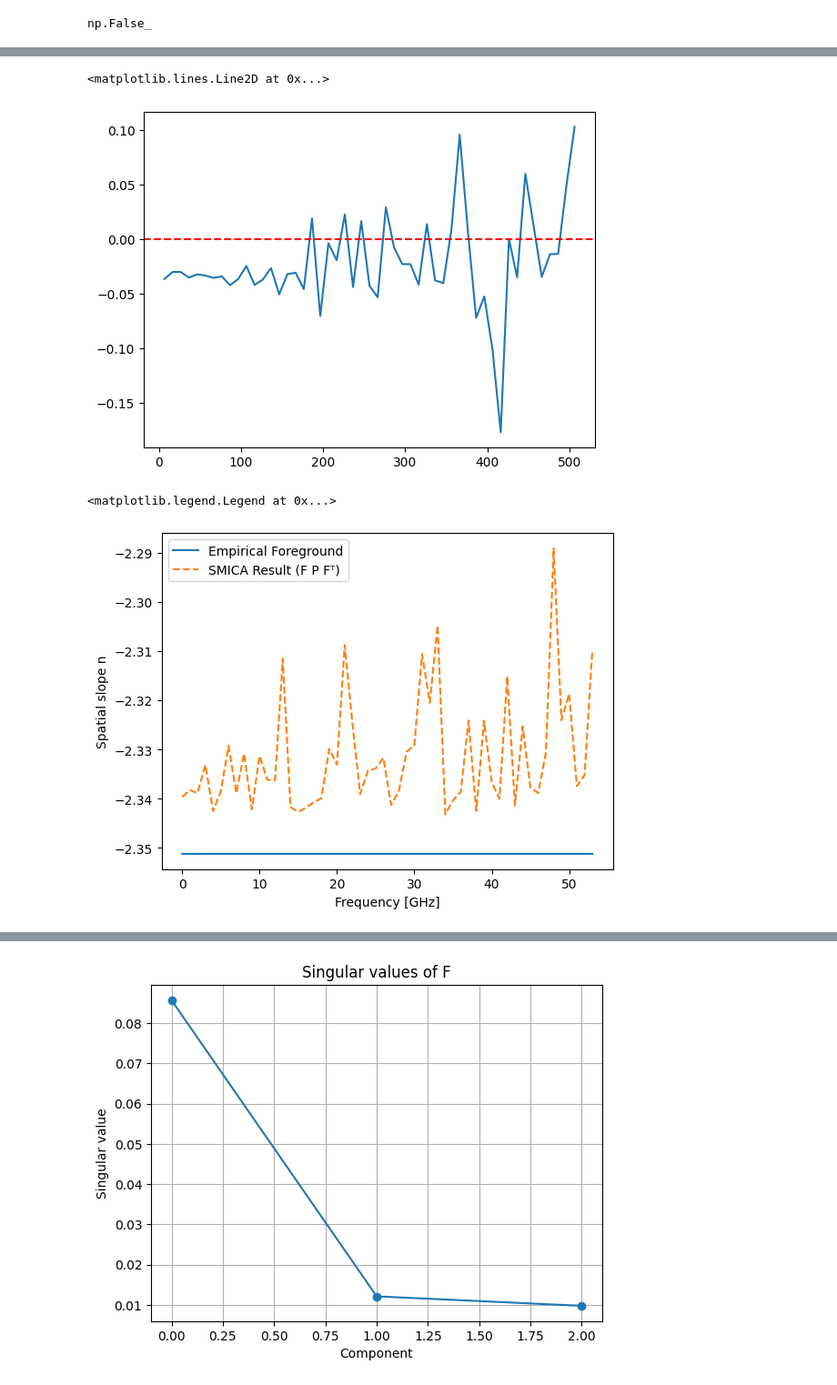
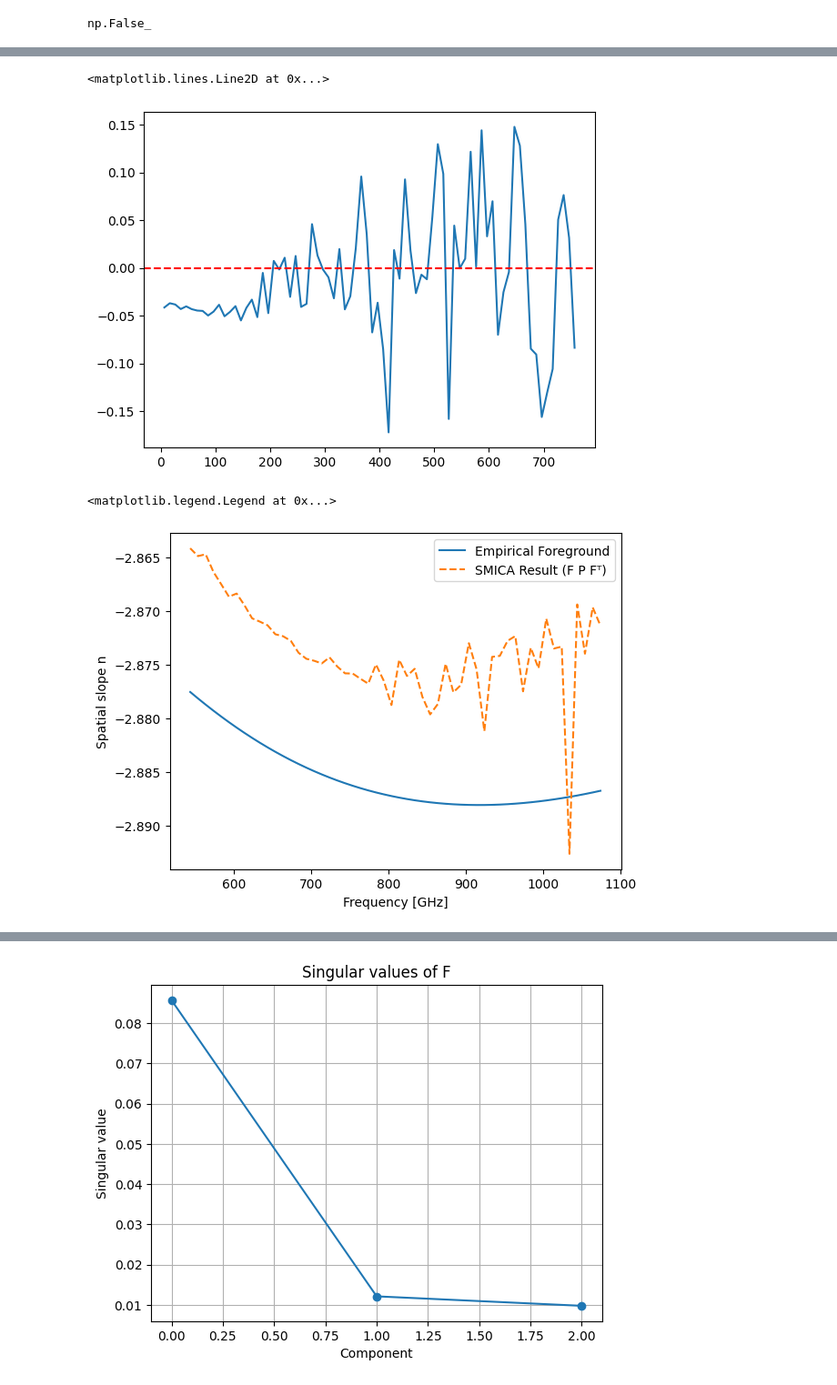
Before and after one commit to urwa99/MASS_Thesis, a Jupyter notebook: results_2/SMICA3.ipynb, the cells around one changed output, grey strips where cells are left out. Shown at 91% size. Drawn from its saved outputs; the diff is of its cells as text; code cells hidden in the pictures.

```diff
--- a/results_2/SMICA3.ipynb
+++ b/results_2/SMICA3.ipynb
@@ -14,7 +14,7 @@ nside=256
 freqs=np.arange(544,1088,step=10)
 # nfreqs=len(freqs)
 nfreqs=len(freqs)-1
-lmax=2*nside #3*nside -1
+lmax=3*nside -1
 almsize=hp.Alm.getsize(lmax)
 r=3 #foreground model rank
 
@@ -528,5 +533,5 @@ print(F_out.shape)
 C_result=np.zeros_like(c_hat)
 for b in range(n_bins):
 
-    C_result[b]=np.dot(F_out, np.dot(P_b_out[b], F_out.T))
+    C_result[b]=hi_binned[b]+noise_binned[b]+np.dot(F_out, np.dot(P_b_out[b], F_out.T))
 # %% [output]
@@ -562,7 +567,7 @@ plt.plot(leff,(C_result[:,f,f] - fgds_binned[:,f,f])/fgds_binned[:,f,f])
 plt.axhline(0, color='r', linestyle='--')
 # %% [output]
 <matplotlib.lines.Line2D at 0x...>
-[figure, old version]
+[figure, new version]
 # %%
 from scipy.stats import linregress
 
@@ -585,14 +590,14 @@ for i in range(nfreqs):
     intercept_fg.append(int_fg)
     intercept_model.append(int_model)
 # %%
-plt.plot(powers_fg, label='Empirical Foreground')
-plt.plot(powers_model, '--', label='SMICA Result (F P Fᵀ)')
+plt.plot(freqs[:54],powers_fg, label='Empirical Foreground')
+plt.plot(freqs[:54],powers_model, '--', label='SMICA Result (F P Fᵀ)')
 plt.xlabel('Frequency [GHz]')
 plt.ylabel('Spatial slope n')
 plt.legend()
 # %% [output]
 <matplotlib.legend.Legend at 0x...>
-[figure, old version]
+[figure, new version]
 # %%
 plt.plot(freqs[:54],intercept_fg, label='Empirical Foregrounds')
 plt.plot(freqs[:54],intercept_model, '--', label='SMICA Result (F P Fᵀ)')
```
Also changed, not shown: parts of 14 cells of this notebook.
